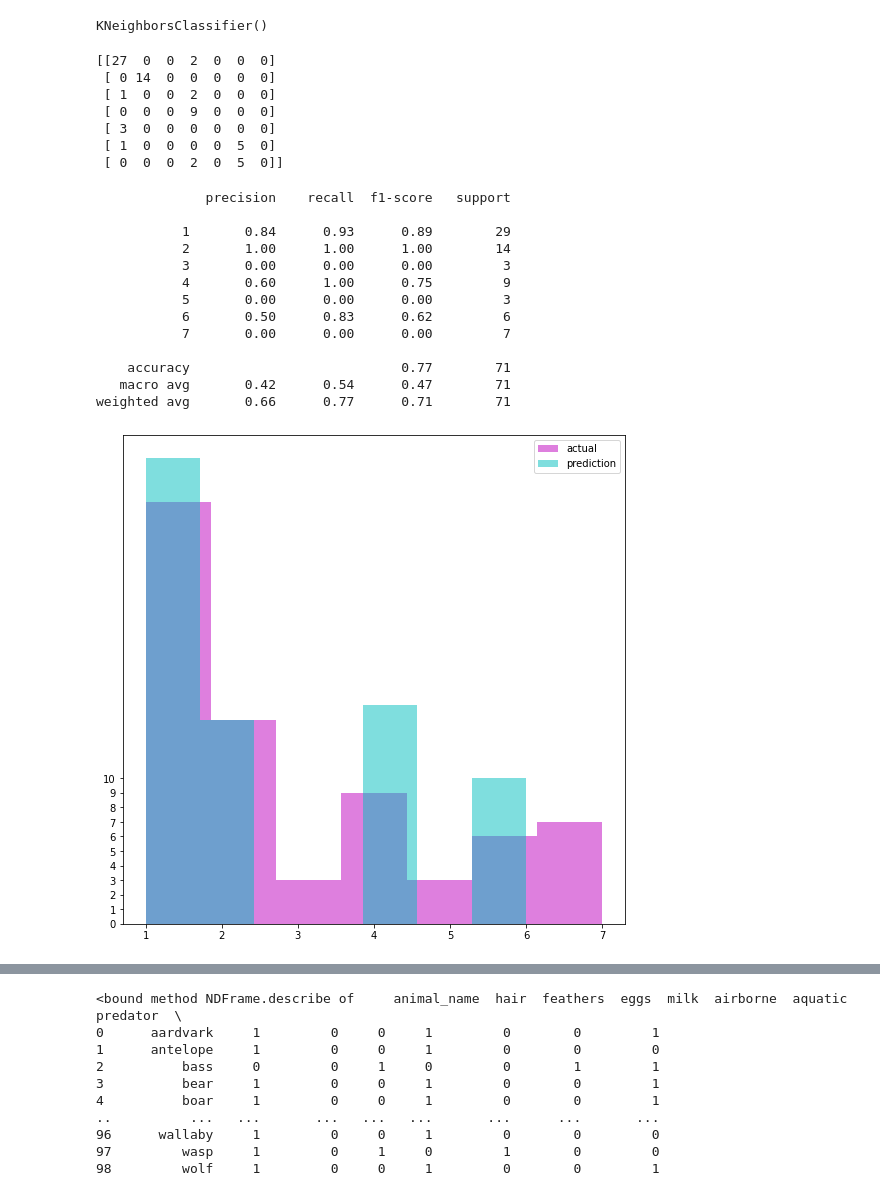
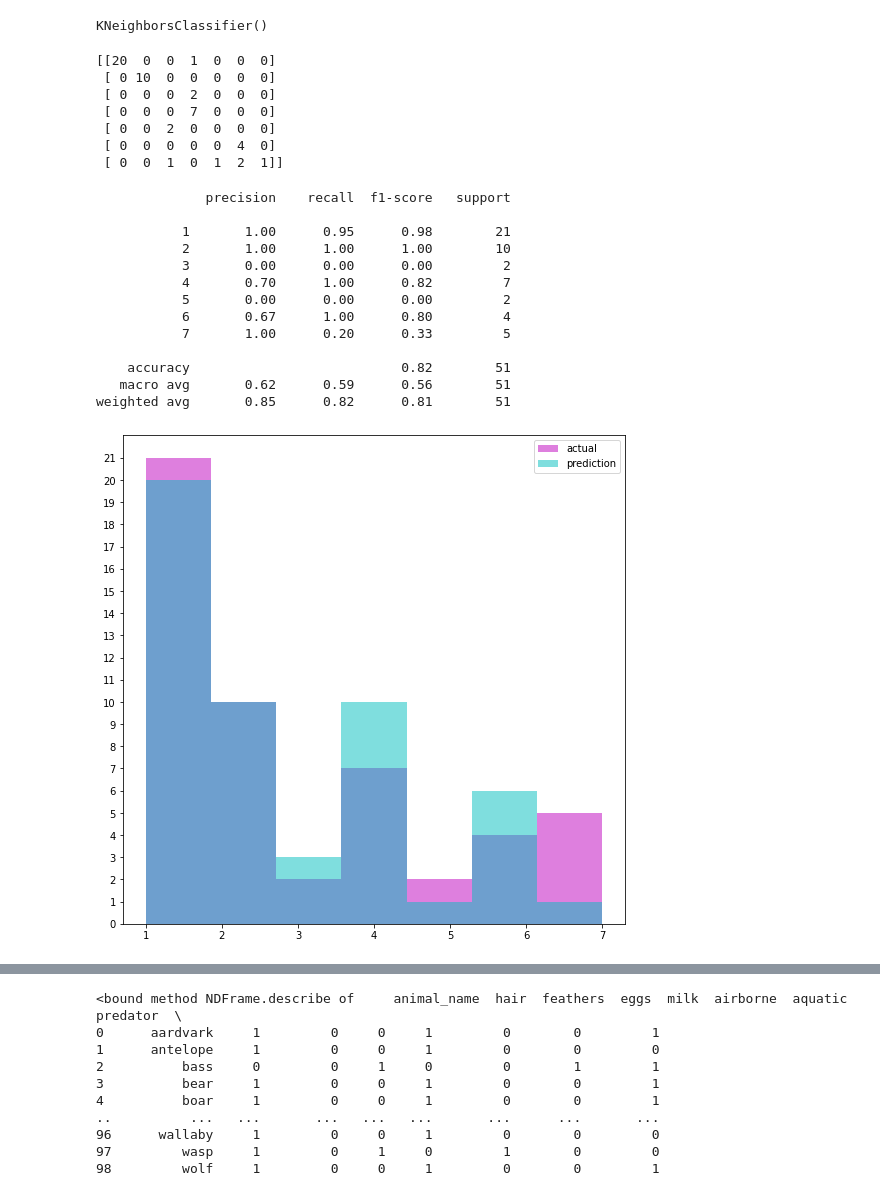
Before and after one commit to haibkhn/C4_Mining, a Jupyter notebook: final.ipynb, the cells around one changed output, grey strips where cells are left out. Drawn from its saved outputs; the diff is of its cells as text; code cells hidden in the pictures.

```diff
--- a/final.ipynb
+++ b/final.ipynb
@@ -178,7 +178,7 @@ X = dataset[feature]
 y = dataset['class_type']
 
 from sklearn.model_selection import train_test_split
-X_train, X_test, y_train, y_test = train_test_split(X, y, test_size=0.7, random_state=1, stratify=y)
+X_train, X_test, y_train, y_test = train_test_split(X, y, test_size=0.5, random_state=1, stratify=y)
 # %% [markdown]
 <h1>III. DECISION TREE CLASSIFICATION<h1>
 # %%
@@ -485,37 +485,37 @@ y_pred = knn.predict(X_test)
 # %%
 print(confusion_matrix(y_test,y_pred))
 # %% [output]
-[[27  0  0  2  0  0  0]
- [ 0 14  0  0  0  0  0]
- [ 1  0  0  2  0  0  0]
- [ 0  0  0  9  0  0  0]
- [ 3  0  0  0  0  0  0]
- [ 1  0  0  0  0  5  0]
- [ 0  0  0  2  0  5  0]]
+[[20  0  0  1  0  0  0]
+ [ 0 10  0  0  0  0  0]
+ [ 0  0  0  2  0  0  0]
+ [ 0  0  0  7  0  0  0]
+ [ 0  0  2  0  0  0  0]
+ [ 0  0  0  0  0  4  0]
+ [ 0  0  1  0  1  2  1]]
 # %%
 print(classification_report(y_test,y_pred))
 # %% [output]
               precision    recall  f1-score   support
 
-           1       0.84      0.93      0.89        29
-           2       1.00      1.00      1.00        14
-           3       0.00      0.00      0.00         3
-           4       0.60      1.00      0.75         9
-           5       0.00      0.00      0.00         3
-           6       0.50      0.83      0.62         6
-           7       0.00      0.00      0.00         7
+           1       1.00      0.95      0.98        21
+           2       1.00      1.00      1.00        10
+           3       0.00      0.00      0.00         2
+           4       0.70      1.00      0.82         7
+           5       0.00      0.00      0.00         2
+           6       0.67      1.00      0.80         4
+           7       1.00      0.20      0.33         5
 
-    accuracy                           0.77        71
-   macro avg       0.42      0.54      0.47        71
-weighted avg       0.66      0.77      0.71        71
+    accuracy                           0.82        51
+   macro avg       0.62      0.59      0.56        51
+weighted avg       0.85      0.82      0.81        51
 # %%
 plt.rcParams['figure.figsize'] = (9,9)
 _, ax = plt.subplots()
 ax.hist(y_test, color = 'm', alpha = 0.5, label = 'actual', bins=7)
 ax.hist(y_pred, color = 'c', alpha = 0.5, label = 'prediction', bins=7)
-ax.yaxis.set_ticks(np.arange(0,11))
+ax.yaxis.set_ticks(np.arange(0,22))
 ax.legend(loc = 'best')
 plt.show()
 # %% [output]
-[figure, old version]
+[figure, new version]
 # %%
```
Also changed, not shown: parts of 26 cells of this notebook.
